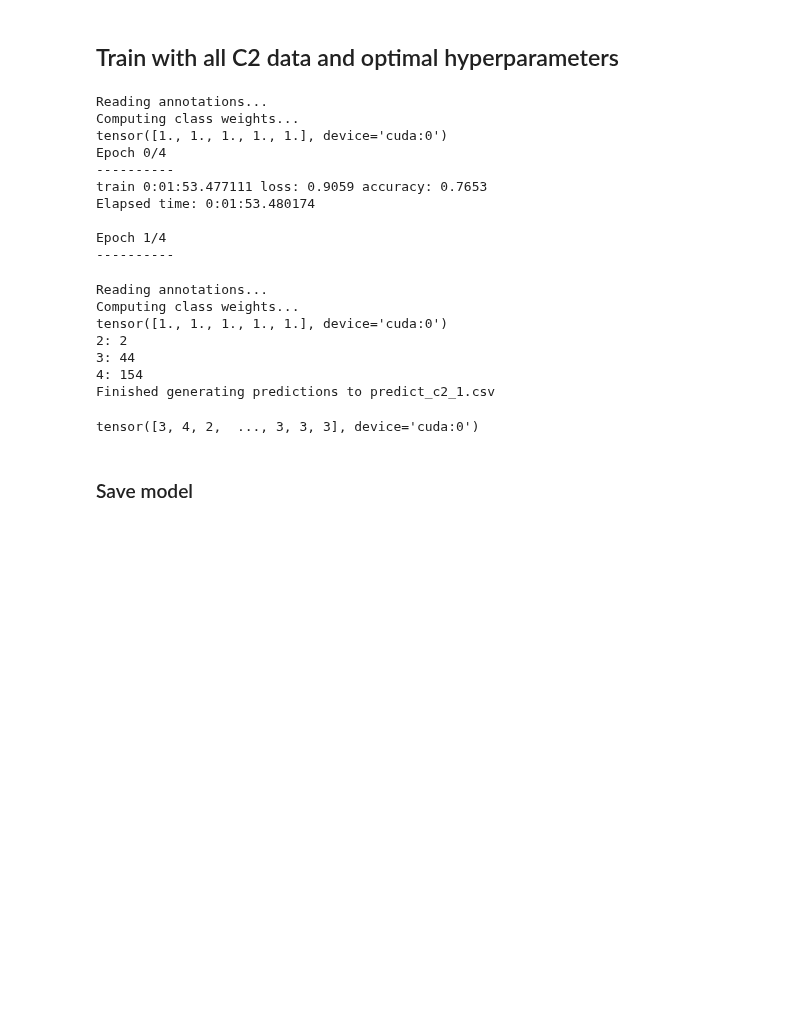
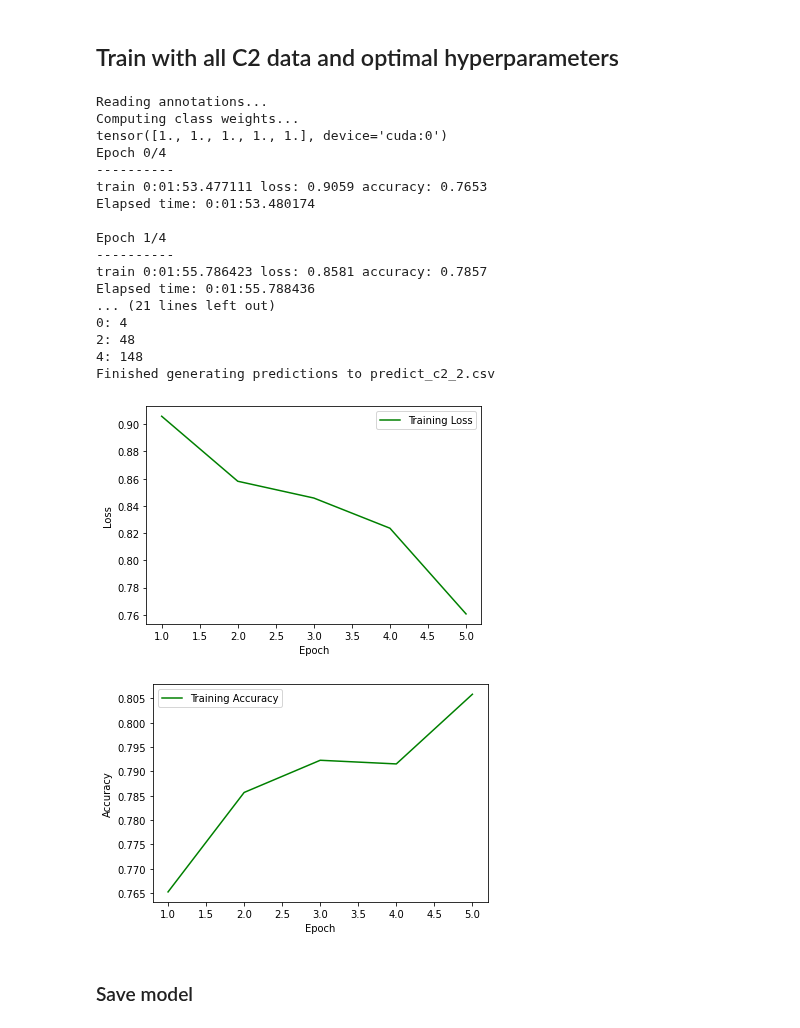
Before and after one commit to jmaness/csc591nn-projc1, a Jupyter notebook: c2.ipynb, the cells around one changed output. Drawn from its saved outputs; the diff is of its cells as text; code cells hidden in the pictures; blank space fills up the shorter version.

Commit message:
Only ran for 5 epochs and got the following test prediction distribution
0: 4
2: 48
4: 148

```diff
--- a/c2.ipynb
+++ b/c2.ipynb
@@ -808,34 +808,28 @@ optimal_d2 = 0.1
 # %%
 model = get_model(optimal_n1, optimal_d1, optimal_n2, optimal_d2).to(device)
 # model.load_state_dict(torch.load('cnn_pytorch_c2.pt'))
 y_hat_test = train_and_test(model, group_3(), num_epochs=5)
-predict_whole_images(y_hat_test, 5, 5, 'predict_c2_2.csv')
+predict_whole_images(y_hat_test, PATCH_ROWS, PATCH_COLUMNS, 'predict_c2_2.csv')
 # %% [output]
 Reading annotations...
 Computing class weights...
 tensor([1., 1., 1., 1., 1.], device='cuda:0')
 Epoch 0/4
 ----------
 train 0:01:53.477111 loss: 0.9059 accuracy: 0.7653
 Elapsed time: 0:01:53.480174
 
 Epoch 1/4
 ----------
+train 0:01:55.786423 loss: 0.8581 accuracy: 0.7857
+Elapsed time: 0:01:55.788436
+... (21 lines left out)
+0: 4
+2: 48
+4: 148
+Finished generating predictions to predict_c2_2.csv
+[figure, added]
+[figure, added]
-# %%
-y_hat_test = predict(model, group_3())
-predict_whole_images(y_hat_test, 5, 5, 'predict_c2_1.csv')
-# %% [output]
-Reading annotations...
-Computing class weights...
-tensor([1., 1., 1., 1., 1.], device='cuda:0')
-2: 2
-3: 44
-4: 154
-Finished generating predictions to predict_c2_1.csv
-# %%
-y_hat_test
-# %% [output]
-tensor([3, 4, 2,  ..., 3, 3, 3], device='cuda:0')
 # %% [markdown]
 ### Save model
 # %%
```
